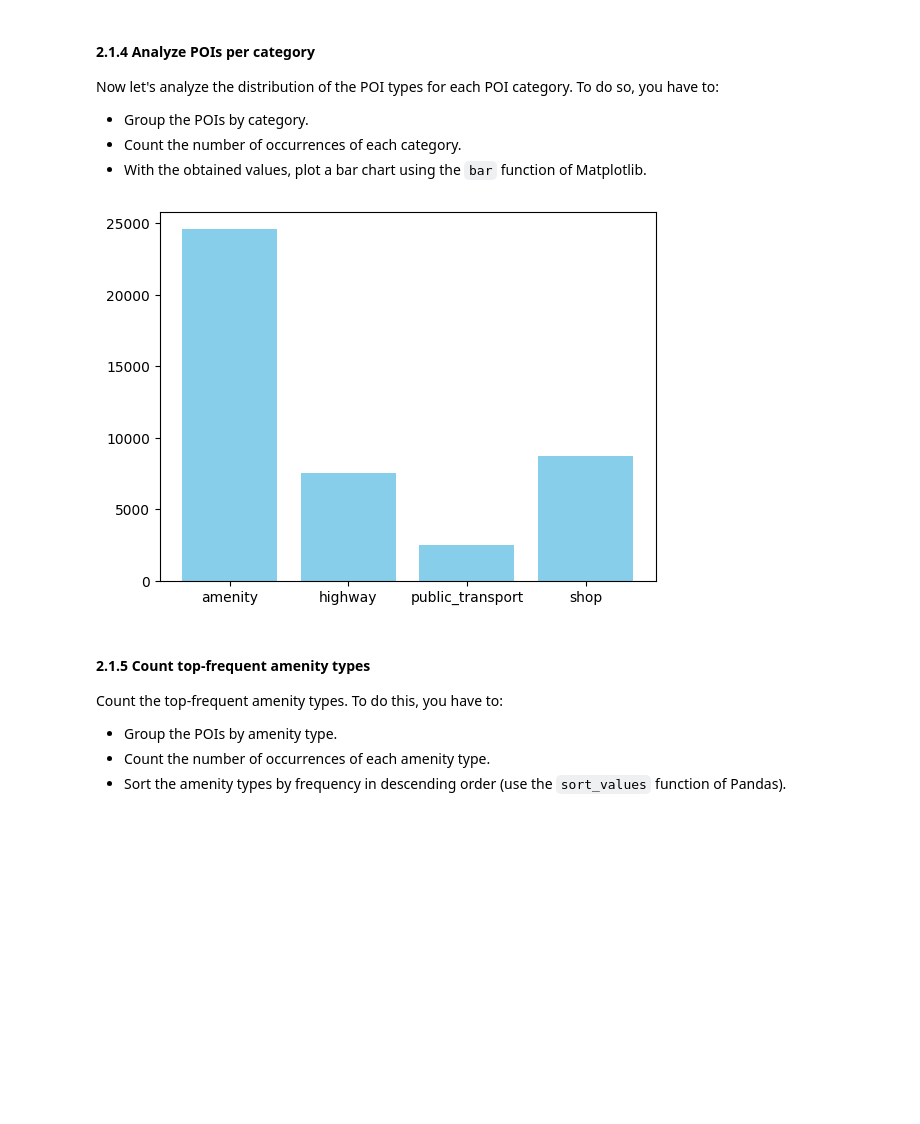
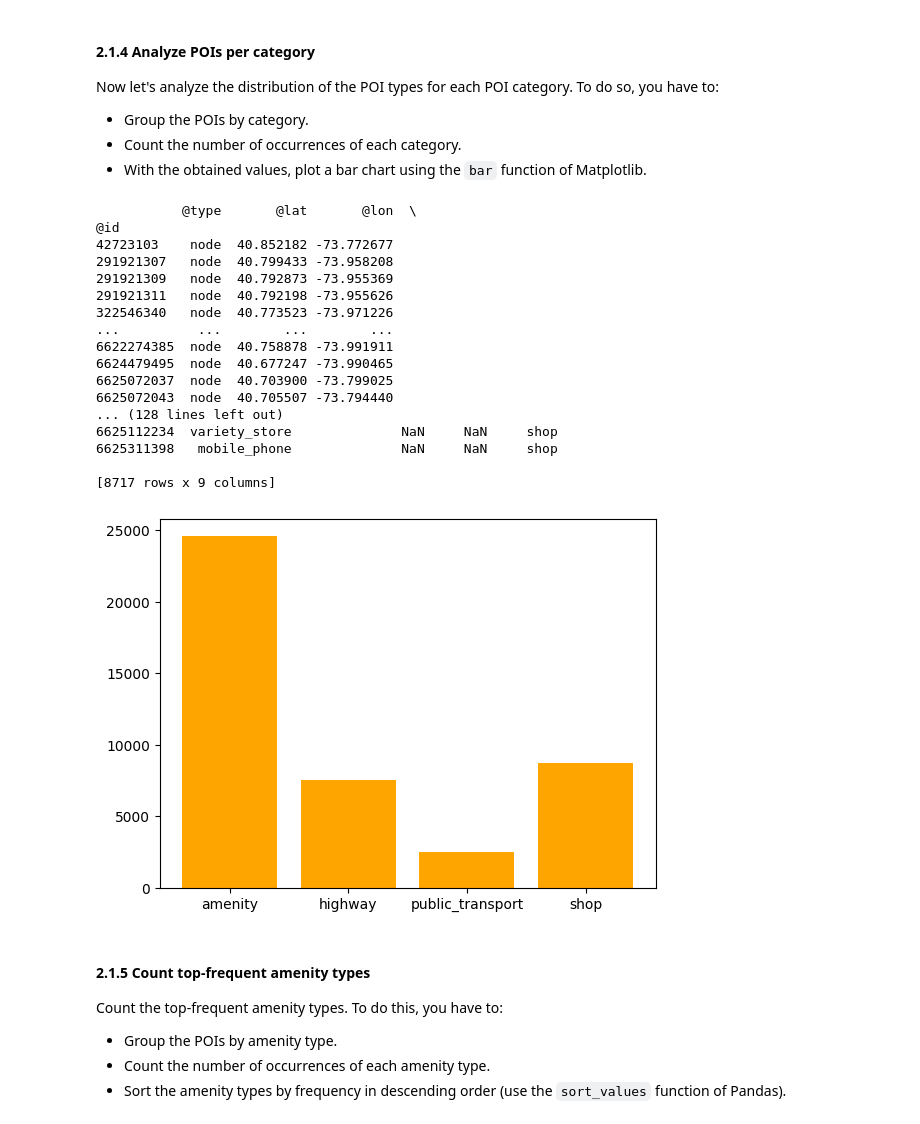
Before and after one commit to eferollo/ML4N, a Jupyter notebook: Labs/Lab3 - Pandas and Numpy.ipynb, the cells around one changed output. Saved outputs shown, nothing was run; the diff lists cells and outputs as text; code cells hidden in the pictures; blank space fills up the shorter version.

```diff
--- a/Labs/Lab3 - Pandas and Numpy.ipynb
+++ b/Labs/Lab3 - Pandas and Numpy.ipynb
@@ -178,7 +175,7 @@ Add a category column to the dataframe containing the category of each POI (amen
 To do so you can use the `notnull()` function of Pandas dataframes.
 # %%
 columns=['amenity','shop','public_transport','highway']
-ny_df['Category'] = None
+ny_df['Category'] = np.NaN
 for i in range(4):
     ny_df.loc[ny_df[ny_df.loc[:,columns[i]].notnull()].index, 'Category'] = columns[i]
 display(ny_df)
@@ -207,16 +204,33 @@ To do so, you have to:
 # %%
 ny_df_Grouped = ny_df.groupby('Category')
 x=[]
 keys=[]
 for key,ny_s in ny_df_Grouped:
     keys.append(key)
     x.append(len(ny_s))
 
 fig, ax=plt.subplots()
-ax.bar(keys,x, color='skyblue')
+ax.bar(keys,x, color='orange')
 plt.show()
 # %% [output]
+           @type       @lat       @lon  \
+@id
+42723103    node  40.852182 -73.772677
+291921307   node  40.799433 -73.958208
+291921309   node  40.792873 -73.955369
+291921311   node  40.792198 -73.955626
+322546340   node  40.773523 -73.971226
+...          ...        ...        ...
+6622274385  node  40.758878 -73.991911
+6624479495  node  40.677247 -73.990465
+6625072037  node  40.703900 -73.799025
+6625072043  node  40.705507 -73.794440
+... (128 lines left out)
+6625112234  variety_store              NaN     NaN     shop
+6625311398   mobile_phone              NaN     NaN     shop
+
+[8717 rows x 9 columns]
-[figure, old version]
+[figure, new version]
 # %% [markdown]
 
 #### 2.1.5 Count top-frequent amenity types
```
Also changed, not shown: parts of 10 cells of this notebook, 1 other file.
